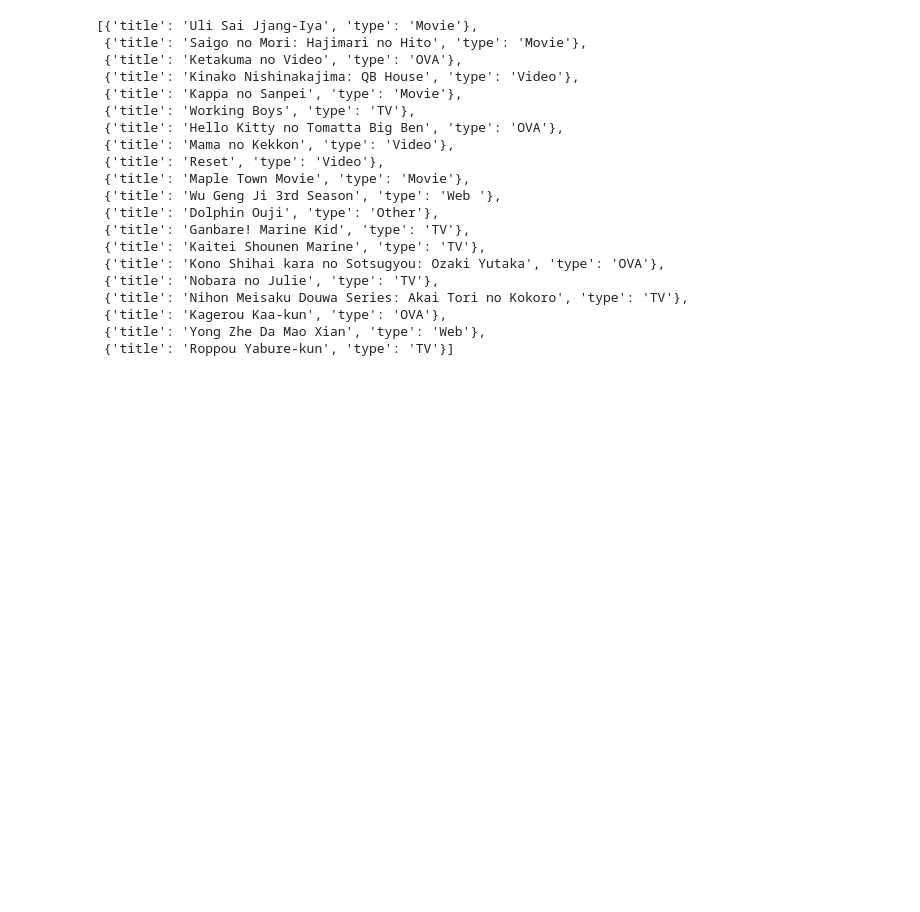
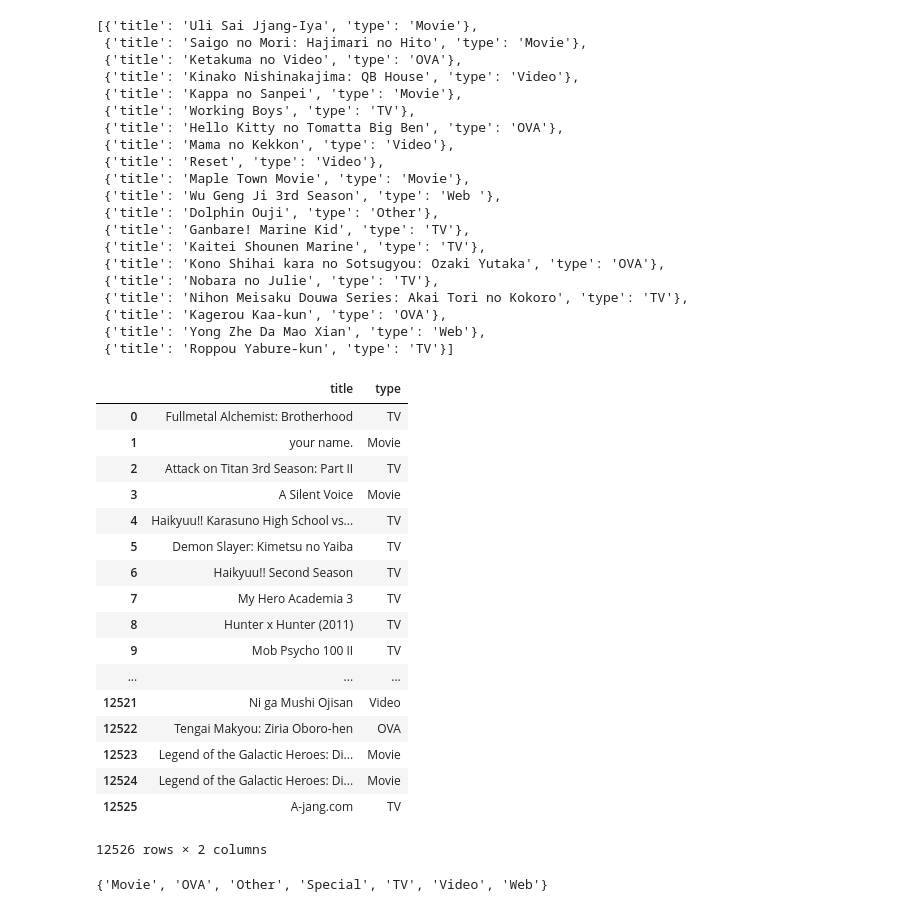
Before and after one commit to pauly51994/your_anime_recommender, a Jupyter notebook: Anime_Rec_2.ipynb, the cells around one changed output. Drawn from its saved outputs; the diff is of its cells as text; code cells hidden in the pictures; blank space fills up the shorter version.

Commit message:
updated the anime_types.csv file

```diff
--- a/Anime_Rec_2.ipynb
+++ b/Anime_Rec_2.ipynb
@@ -154,5 +154,28 @@ infile.close()
 df1 = pd.DataFrame(type_list)
 # %%
 df1.type = [t.strip() for t in df1.type]
+# %%
+df1 = df1.replace({'TV Special':'Special', 'DVD Special':'Special', 'Music Video':'Video'})
+# %%
+df1
+# %% [output]
+|  | title | type |
+| 0 | Fullmetal Alchemist: Brotherhood | TV |
+| 1 | your name. | Movie |
+| 2 | Attack on Titan 3rd Season: Part II | TV |
+| 3 | A Silent Voice | Movie |
+| 4 | Haikyuu!! Karasuno High School vs... | TV |
+| 5 | Demon Slayer: Kimetsu no Yaiba | TV |
+| 6 | Haikyuu!! Second Season | TV |
+| 7 | My Hero Academia 3 | TV |
+| 8 | Hunter x Hunter (2011) | TV |
+| 9 | Mob Psycho 100 II | TV |
+| ... | ... | ... |
+| 12521 | Ni ga Mushi Ojisan | Video |
+| 12522 | Tengai Makyou: Ziria Oboro-hen | OVA |
+| 12523 | Legend of the Galactic Heroes: Di... | Movie |
+| 12524 | Legend of the Galactic Heroes: Di... | Movie |
+| 12525 | A-jang.com | TV |
+12526 rows × 2 columns
 # %%
 df1.to_csv('anime_types.csv')
@@ -158,0 +184,4 @@ df1.to_csv('anime_types.csv')
+# %%
+set(df2.type)
+# %% [output]
+{'Movie', 'OVA', 'Other', 'Special', 'TV', 'Video', 'Web'}
```
Also changed, not shown: parts of 1 cell of this notebook, 1 other file.
